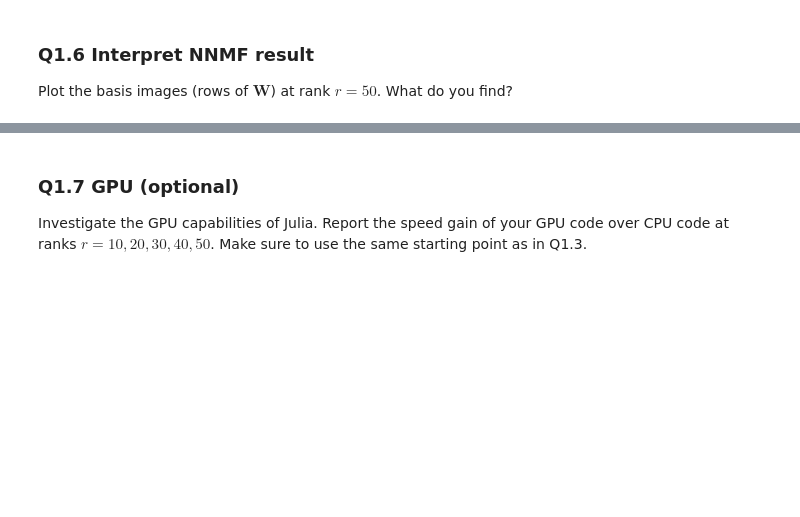
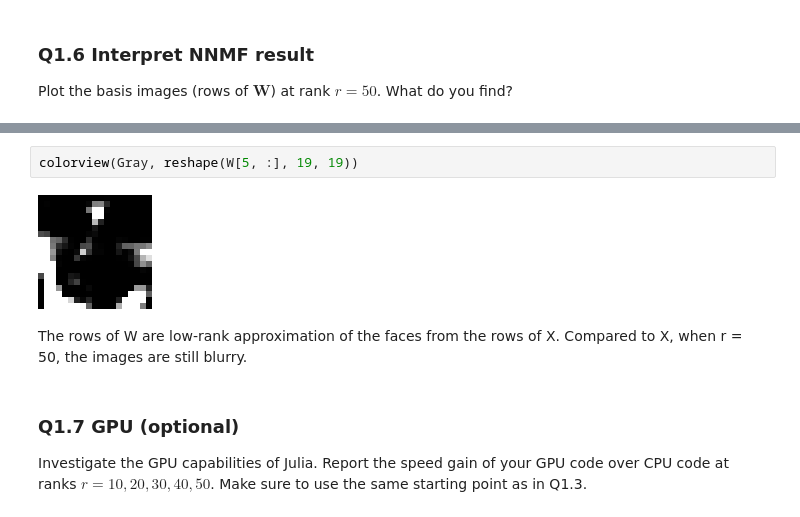
Before and after one commit to 15shethami/biostat-257-2022-spring, a Jupyter notebook: hw2/hw02.ipynb, the cells around one changed output, grey strips where cells are left out. Saved outputs shown, nothing was run; the diff lists cells and outputs as text; blank space fills up the shorter version.

```diff
--- a/hw2/hw02.ipynb
+++ b/hw2/hw02.ipynb
@@ -298,3 +331,9 @@ Plot the basis images (rows of $\mathbf{W}$) at rank $r=50$. What do you find?
+# %%
+colorview(Gray, reshape(W[5, :], 19, 19))
+# %% [output]
+[figure, added]
+# %% [markdown]
+The rows of W are low-rank approximation of the faces from the rows of X. Compared to X, when r = 50, the images are still blurry.
 # %% [markdown]
 ### Q1.7 GPU (optional)
 
```
Also changed, not shown: parts of 10 cells of this notebook.
